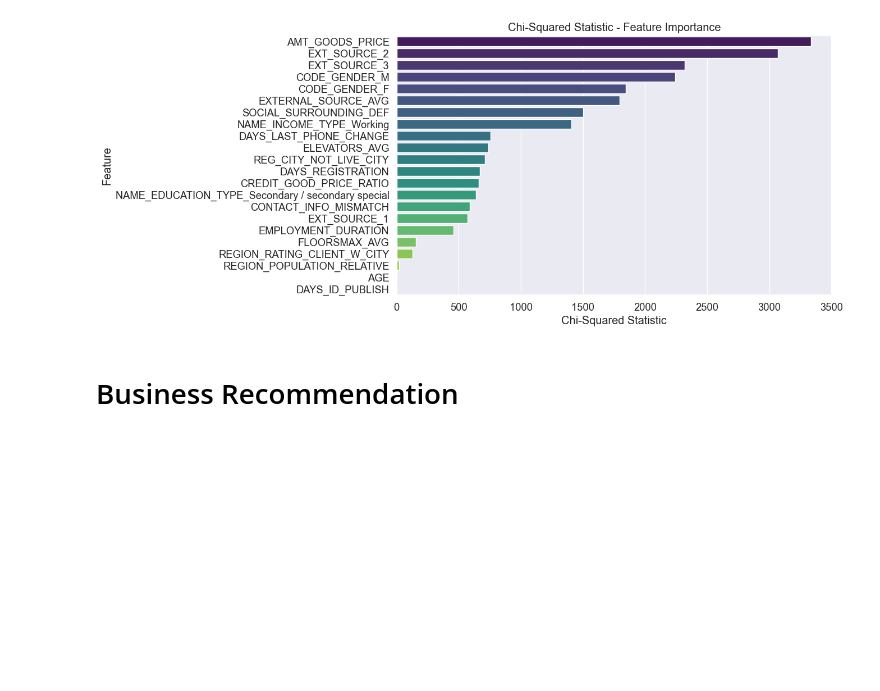
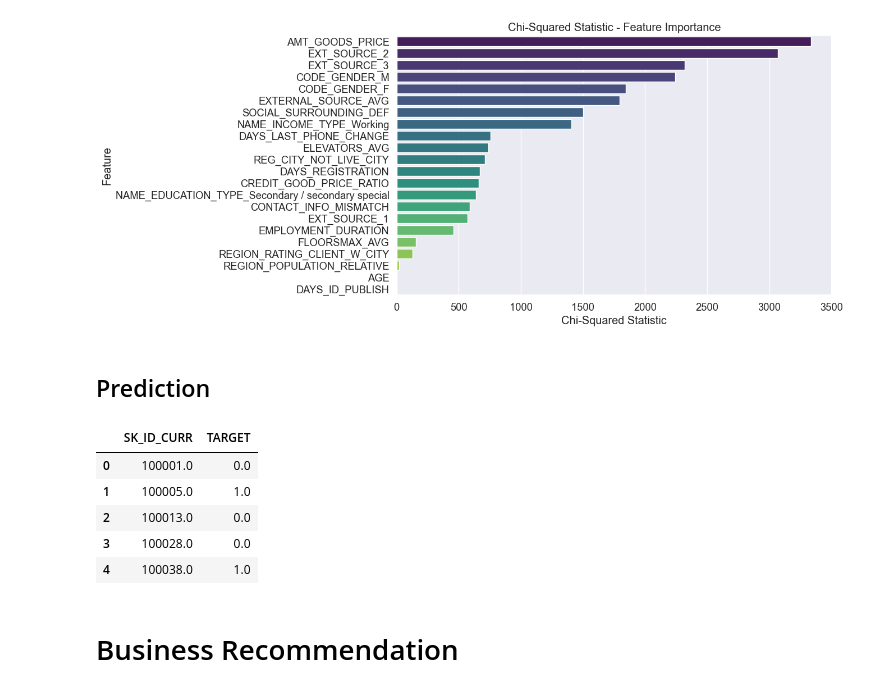
Before and after one commit to aghulams/Home-Credit-Scorecard-Model, a Jupyter notebook: Home_Credit_Scorecard_Model_Fix.ipynb, the cells around one changed output. Cells and saved outputs as stored; diff of their text form; code cells hidden in the pictures; blank space fills up the shorter version.

```diff
--- a/Home_Credit_Scorecard_Model_Fix.ipynb
+++ b/Home_Credit_Scorecard_Model_Fix.ipynb
@@ -1333,7 +1333,7 @@ top_features = selected_features_df[selected_features_df['Feature'] != 'TARGET']
 
 train_selected = train[top_features]
 train_selected['TARGET'] = train['TARGET']
-test_selected = test[top_features]
+test_selected = test[['SK_ID_CURR'] + top_features]
 # %%
 # Display features correlation
 plt.figure(figsize= (22, 12))
@@ -1602,10 +1562,10 @@ With the considerations mentioned earlier, Logistic Regression emerges as the to
 # %%
 # Specify hyperparameters and their possible values for tuning
 param_distributions = {
-    'penalty': ['l1', 'l2', 'elasticnet', 'none'],
-    'C': loguniform(1e-4, 1e4),
-    'solver': ['newton-cg', 'lbfgs', 'liblinear', 'sag', 'saga'],
-    'max_iter': randint(100, 1000),
+    'penalty': ['l2'],
+    'C': loguniform(1e-2, 1e2),
+    'solver': ['lbfgs'],
+    'max_iter': randint(100, 500),
     'fit_intercept': [True, False],
     'class_weight': [None, 'balanced'],
     'warm_start': [True, False]
@@ -1637,13 +1597,13 @@ Best Parameters: {'C': 0.24504079607415993, 'class_weight': 'balanced', 'fit_int
 # %% [markdown]
 Now, let's re-training logistic model using parameters that we gain from the random search.
 # %%
-params= {'C': 0.24504079607415993,
+params= {'C': 1.567667719550606,
          'class_weight': 'balanced',
          'fit_intercept': True,
-         'max_iter': 904,
-         'penalty': 'none',
-         'solver': 'newton-cg',
-         'warm_start': True}
+         'max_iter': 423,
+         'penalty': 'l2',
+         'solver': 'lbfgs',
+         'warm_start': False}
 
 # Retrain logistic regression model
 lm, lm_y_pred_proba, lm_y_true, lm_y_pred= train_model(X_train_resampled, X_test, y_train_resampled, y_test, model='logistic', params= params)
@@ -1717,6 +1677,20 @@ plt.ylabel('Feature')
 plt.show()
 # %% [output]
 [figure]
+# %% [markdown]
+## Prediction
+# %%
+result = pd.Series(lm.predict(test_selected.drop(['SK_ID_CURR'], axis=1)), name='TARGET').astype(int)
+result_df = pd.concat([test_selected['SK_ID_CURR'], result], axis=1)
+result_df.to_csv('prediction_result.csv')
+result_df.head()
+# %% [output]
+|  | SK_ID_CURR | TARGET |
+| 0 | 100001.0 | 0.0 |
+| 1 | 100005.0 | 1.0 |
+| 2 | 100013.0 | 0.0 |
+| 3 | 100028.0 | 0.0 |
+| 4 | 100038.0 | 1.0 |
 # %% [markdown]
 # Business Recommendation
 # %% [markdown]
```
Also changed, not shown: parts of 11 cells of this notebook.
